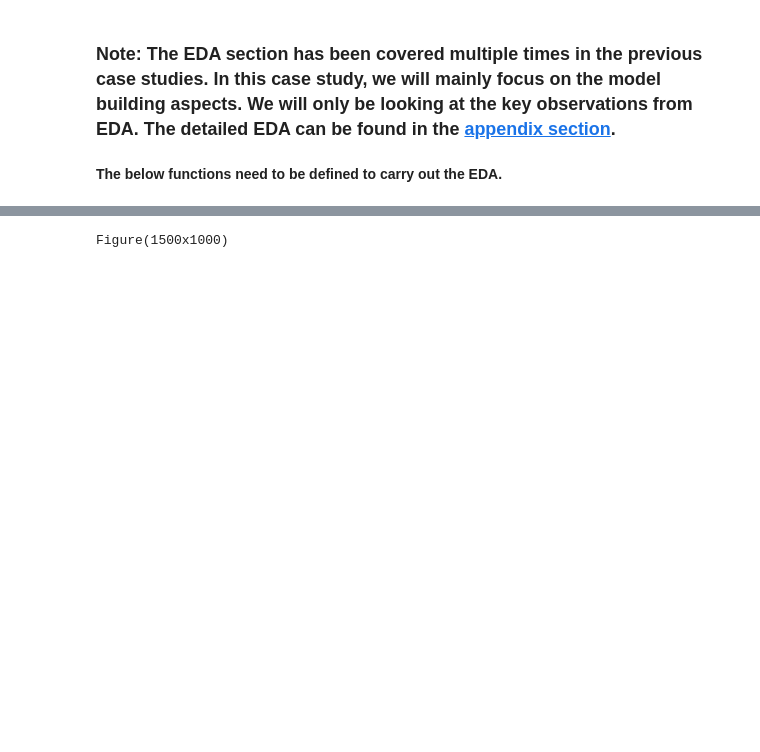
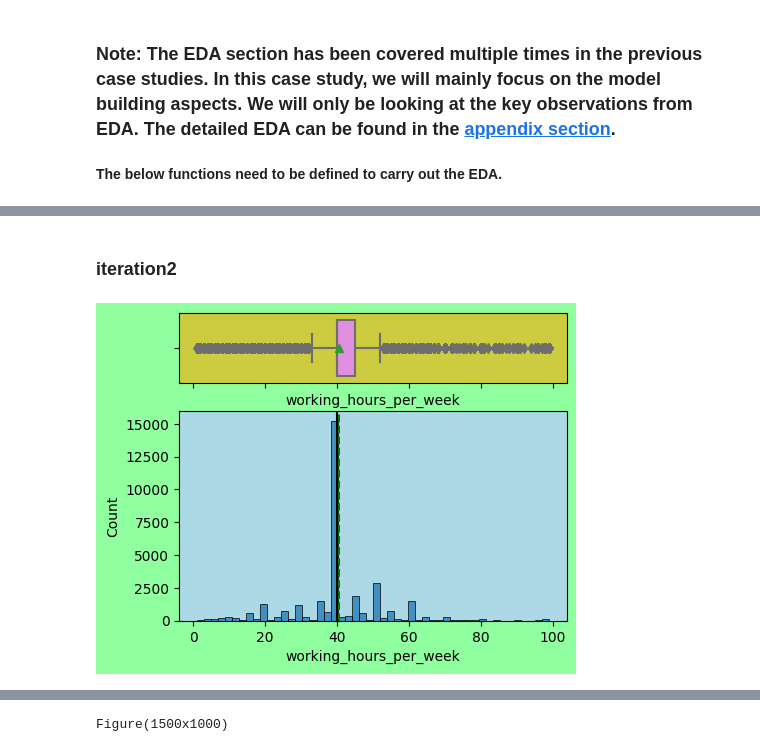
Before and after one commit to CoderSales/machine-learning-classification, a Jupyter notebook: IncomeGroupClassification_CaseStudy_DSBA_V2-v2.ipynb, the cells around one changed output, grey strips where cells are left out. Saved outputs shown, nothing was run; the diff lists cells and outputs as text; code cells hidden in the pictures; blank space fills up the shorter version.

```diff
--- a/IncomeGroupClassification_CaseStudy_DSBA_V2-v2.ipynb
+++ b/IncomeGroupClassification_CaseStudy_DSBA_V2-v2.ipynb
@@ -601 +605,44 @@ f2.patch.set_facecolor('xkcd:mint green')
 [interactive output not drawn]
+# %% [markdown]
+### iteration2
+# %%
+# from call
+# df, "working_hours_per_week", bins=50)
+# declare vars from distogram_function args
+data=df
+feature="working_hours_per_week"
+figsize=(5, 4)
+kde=False
+# bins=None
+bins=50
+# from histogram_function
+f2, (ax_box2, ax_hist2) = plt.subplots(
+    nrows=2,  # Number of rows of the subplot grid= 2
+    sharex=True,  # x-axis will be shared among all subplots
+    gridspec_kw={"height_ratios": (0.25, 0.75)},
+    figsize=figsize,
+)  # creating the 2 subplots
+sns.boxplot(
+    data=data, x=feature, ax=ax_box2, showmeans=True, color="violet"
+)  # boxplot will be created and a triangle will indicate the mean value of the column
+sns.histplot(
+    data=data, x=feature, kde=kde, ax=ax_hist2, bins=bins
+) if bins else sns.histplot(
+    data=data, x=feature, kde=kde, ax=ax_hist2
+)  # For histogram
+ax_hist2.axvline(
+    data[feature].mean(), color="green", linestyle="--"
+)  # Add mean to the histogram
+ax_hist2.axvline(
+    data[feature].median(), color="black", linestyle="-"
+)  # Add median to the histogram
+
+# pick rbg color using a stylesheet, divide by 255 to scale to [0, 1]
+ax_box2.set_facecolor((205/255, 203/255, 64/255)) # rgb(205, 203, 64)
+ax_hist2.set_facecolor('lightblue')
+# plt.rc('axes',edgecolor='black')
+# https://stackoverflow.com/questions/7778954/elegantly-changing-the-color-of-a-plot-frame-in-matplotlib
+f2.patch.set_facecolor('xkcd:mint green')
+# https://stackoverflow.com/questions/14088687/how-to-change-plot-background-color
+# %% [output]
+[figure, added]
```
Also changed, not shown: parts of 7 cells of this notebook.
